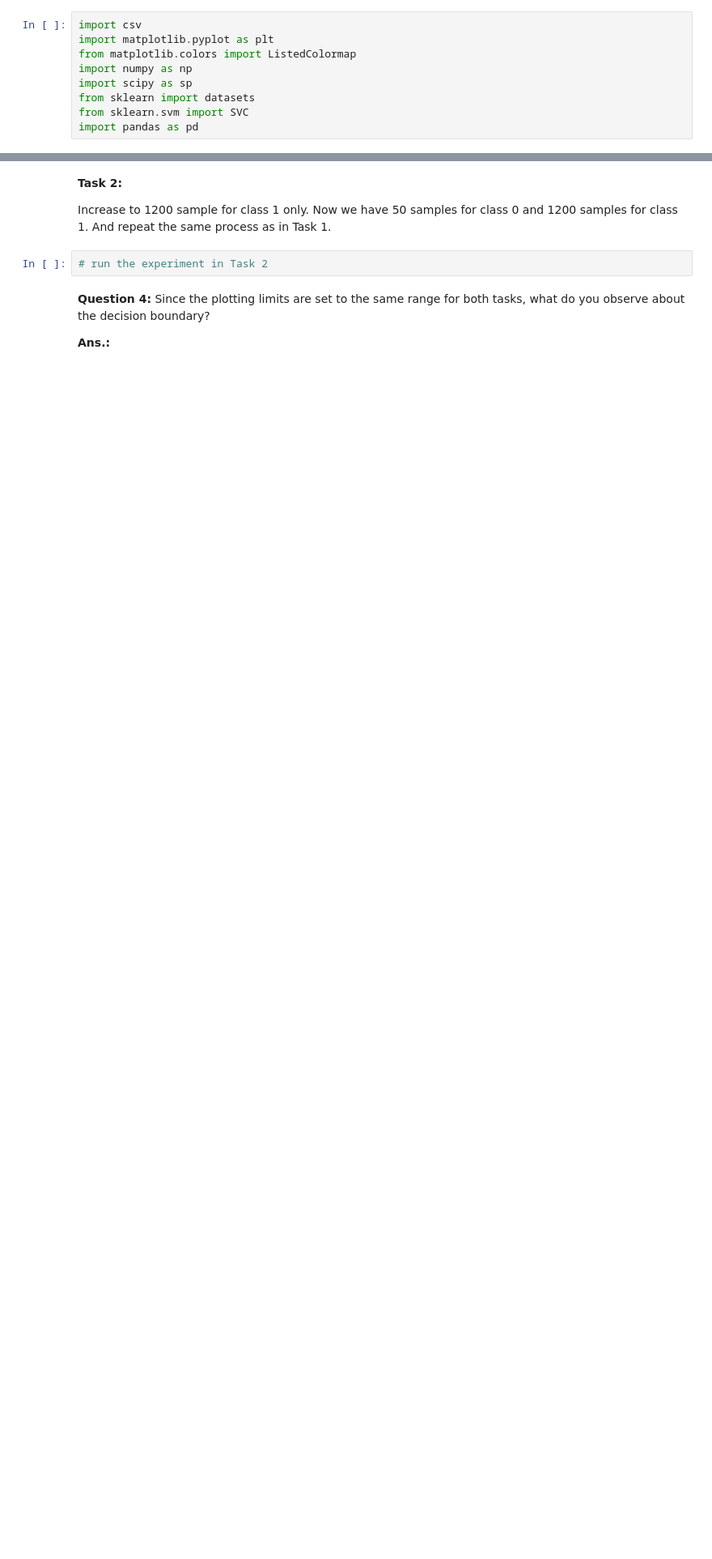
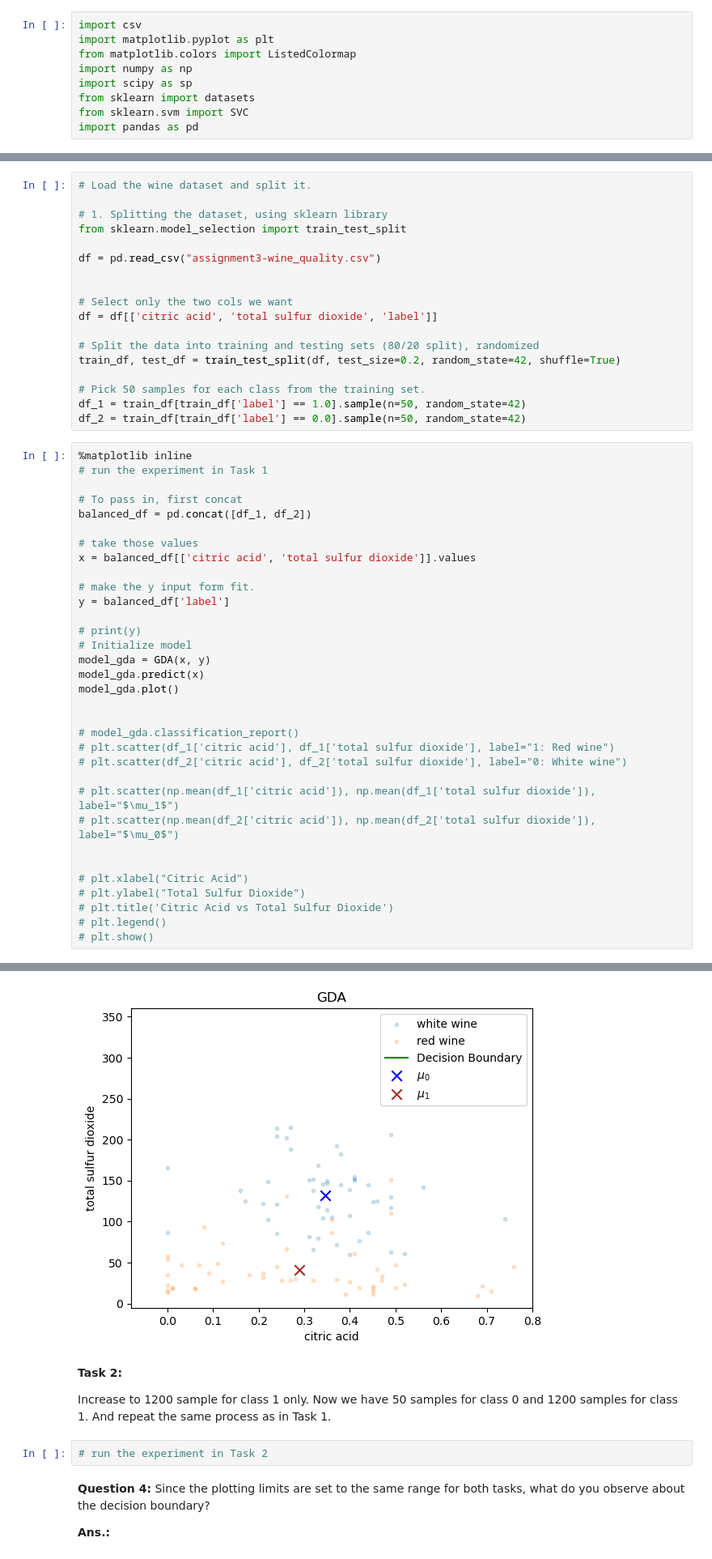
Before and after one commit to JayLi1209/cs4262-5262-2024S, a Jupyter notebook: Assignment3/Assignment3-GDA.ipynb, the cells around one changed output, grey strips where cells are left out. Shown: that part at 81% size. Saved outputs shown, nothing was run; the diff lists cells and outputs as text; blank space fills up the shorter version.

```diff
--- a/Assignment3/Assignment3-GDA.ipynb
+++ b/Assignment3/Assignment3-GDA.ipynb
@@ -181,0 +251,52 @@ class GDA:
+# %%
+# Load the wine dataset and split it.
+
+# 1. Splitting the dataset, using sklearn library
+from sklearn.model_selection import train_test_split
+
+df = pd.read_csv("assignment3-wine_quality.csv")
+
+
+# Select only the two cols we want
+df = df[['citric acid', 'total sulfur dioxide', 'label']]
+
+# Split the data into training and testing sets (80/20 split), randomized
+train_df, test_df = train_test_split(df, test_size=0.2, random_state=42, shuffle=True)
+
+# Pick 50 samples for each class from the training set.
+df_1 = train_df[train_df['label'] == 1.0].sample(n=50, random_state=42)
+df_2 = train_df[train_df['label'] == 0.0].sample(n=50, random_state=42)
+# %%
+%matplotlib inline
+# run the experiment in Task 1
+
+# To pass in, first concat
+balanced_df = pd.concat([df_1, df_2])
+
+# take those values
+x = balanced_df[['citric acid', 'total sulfur dioxide']].values
+
+# make the y input form fit.
+y = balanced_df['label']
+
+# print(y)
+# Initialize model
+model_gda = GDA(x, y)
+model_gda.predict(x)
+model_gda.plot()
+
+
+# model_gda.classification_report()
+# plt.scatter(df_1['citric acid'], df_1['total sulfur dioxide'], label="1: Red wine")
+# plt.scatter(df_2['citric acid'], df_2['total sulfur dioxide'], label="0: White wine")
+
+# plt.scatter(np.mean(df_1['citric acid']), np.mean(df_1['total sulfur dioxide']), label="$\mu_1$")
+# plt.scatter(np.mean(df_2['citric acid']), np.mean(df_2['total sulfur dioxide']), label="$\mu_0$")
+
+
+# plt.xlabel("Citric Acid")
+# plt.ylabel("Total Sulfur Dioxide")
+# plt.title('Citric Acid vs Total Sulfur Dioxide')
+# plt.legend()
+# plt.show()
+# %% [output]
@@ -182,3 +320,4 @@ class GDA:
+[figure, added]
 # %% [markdown]
 **Task 2:**
 
```
Also changed, not shown: parts of 11 cells of this notebook, 1 other file.
